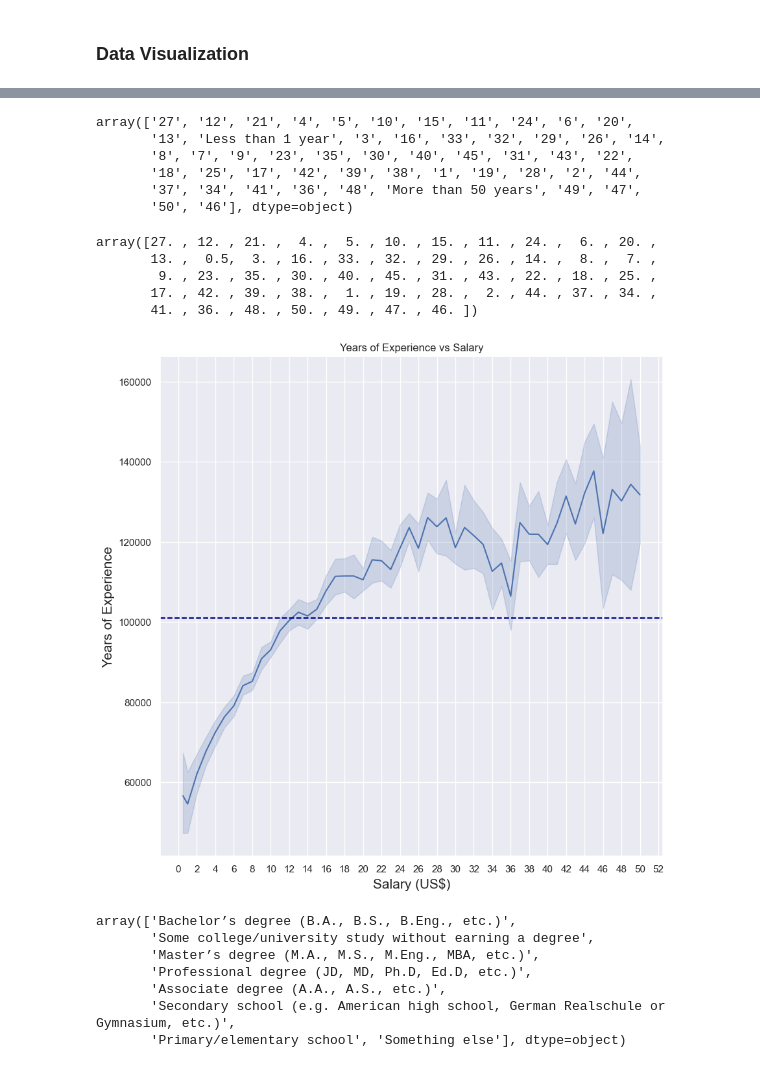
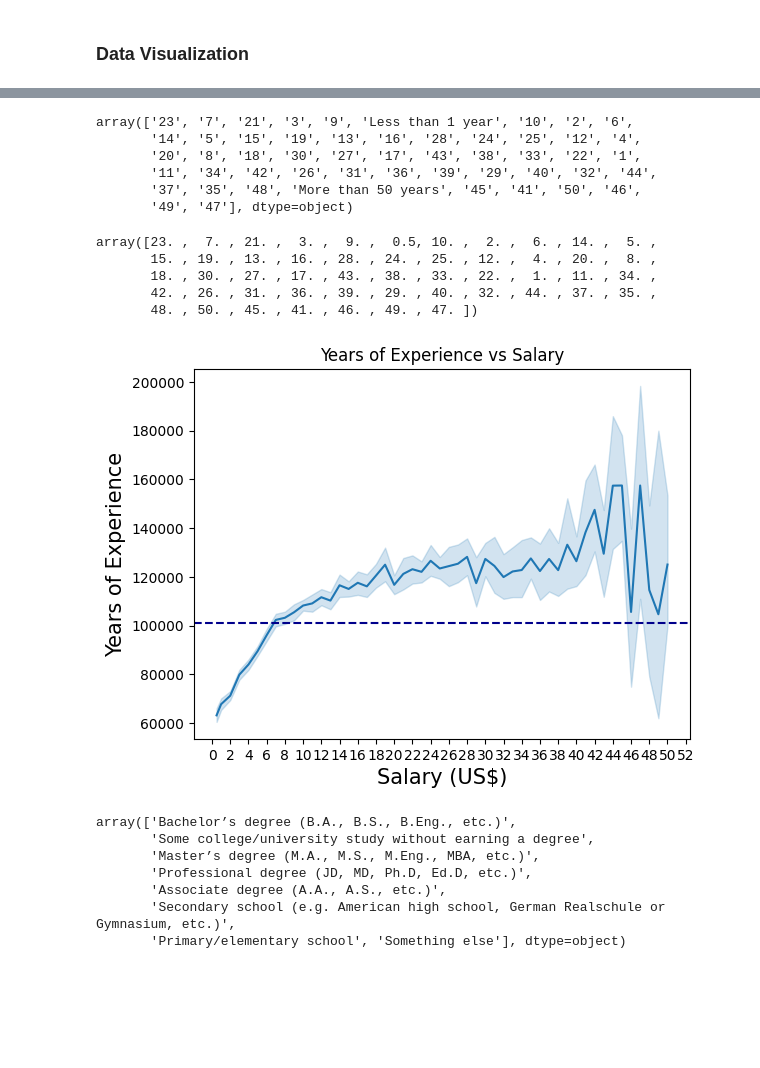
Before and after one commit to Bautistao2/Salary-Predictor-APP, a Jupyter notebook: Salary predictor.ipynb, the cells around one changed output, grey strips where cells are left out. Saved outputs shown, nothing was run; the diff lists cells and outputs as text; code cells hidden in the pictures; blank space fills up the shorter version.

Commit message:
charts were added

```diff
--- a/Salary predictor.ipynb
+++ b/Salary predictor.ipynb
@@ -8,7 +8,7 @@ import matplotlib.ticker as ticker
 import plotly.express as px
 # %%
 # loading the dataset to pandas dataframe
-df=pd.read_csv("surveydata.csv")
+df=pd.read_csv("C:/Users/ostab/Downloads/Salary predictor/env/surveydata.csv")
 # %%
 df.head()
 # %% [output]
@@ -98,6 +98,6 @@ ConvertedCompYearly    41165
 Length: 84, dtype: int64
 # %%
 #Select columns to work
-df = df[["Country","EdLevel","YearsCode", "Employment","ConvertedCompYearly"]]
+df = df[["Country","EdLevel","YearsCodePro", "Employment","ConvertedCompYearly"]]
 df
 # %% [output]
@@ -316,12 +319,12 @@ plt.show()
 # %%
-df['YearsCode'].unique()
+df['YearsCodePro'].unique()
 # %% [output]
-array(['27', '12', '21', '4', '5', '10', '15', '11', '24', '6', '20',
-       '13', 'Less than 1 year', '3', '16', '33', '32', '29', '26', '14',
-       '8', '7', '9', '23', '35', '30', '40', '45', '31', '43', '22',
-       '18', '25', '17', '42', '39', '38', '1', '19', '28', '2', '44',
-       '37', '34', '41', '36', '48', 'More than 50 years', '49', '47',
-       '50', '46'], dtype=object)
+array(['23', '7', '21', '3', '9', 'Less than 1 year', '10', '2', '6',
+       '14', '5', '15', '19', '13', '16', '28', '24', '25', '12', '4',
+       '20', '8', '18', '30', '27', '17', '43', '38', '33', '22', '1',
+       '11', '34', '42', '26', '31', '36', '39', '29', '40', '32', '44',
+       '37', '35', '48', 'More than 50 years', '45', '41', '50', '46',
+       '49', '47'], dtype=object)
 # %%
 def clean_years(x):
     if x == 'Less than 1 year':
@@ -329,25 +332,25 @@ def clean_years(x):
     if x == 'More than 50 years':
         return 50
     return float(x)
-df['YearsCode'] = df['YearsCode'].apply(clean_years)
+df['YearsCodePro'] = df['YearsCodePro'].apply(clean_years)
 # %%
-df['YearsCode'].unique()
+df['YearsCodePro'].unique()
 # %% [output]
-array([27. , 12. , 21. ,  4. ,  5. , 10. , 15. , 11. , 24. ,  6. , 20. ,
-       13. ,  0.5,  3. , 16. , 33. , 32. , 29. , 26. , 14. ,  8. ,  7. ,
-        9. , 23. , 35. , 30. , 40. , 45. , 31. , 43. , 22. , 18. , 25. ,
-       17. , 42. , 39. , 38. ,  1. , 19. , 28. ,  2. , 44. , 37. , 34. ,
-       41. , 36. , 48. , 50. , 49. , 47. , 46. ])
+array([23. ,  7. , 21. ,  3. ,  9. ,  0.5, 10. ,  2. ,  6. , 14. ,  5. ,
+       15. , 19. , 13. , 16. , 28. , 24. , 25. , 12. ,  4. , 20. ,  8. ,
+       18. , 30. , 27. , 17. , 43. , 38. , 33. , 22. ,  1. , 11. , 34. ,
+       42. , 26. , 31. , 36. , 39. , 29. , 40. , 32. , 44. , 37. , 35. ,
+       48. , 50. , 45. , 41. , 46. , 49. , 47. ])
 # %%
-p=sns.lineplot(data=df, x="YearsCode", y="Salary")
+p=sns.lineplot(data=df, x="YearsCodePro", y="Salary")
 p.set_xlabel("Salary (US$)", fontsize=15)
 p.set_ylabel("Years of Experience", fontsize=15)
 p.set_title("Years of Experience vs Salary")
 p.axhline(y = 101000,
            color = "darkblue", linestyle = "dashed")
 p.xaxis.set_major_locator(ticker.MultipleLocator(2))
 # %% [output]
-[figure, old version]
+[figure, new version]
 # %%
 df.EdLevel.unique()
 # %% [output]
```
Also changed, not shown: parts of 35 cells of this notebook.
